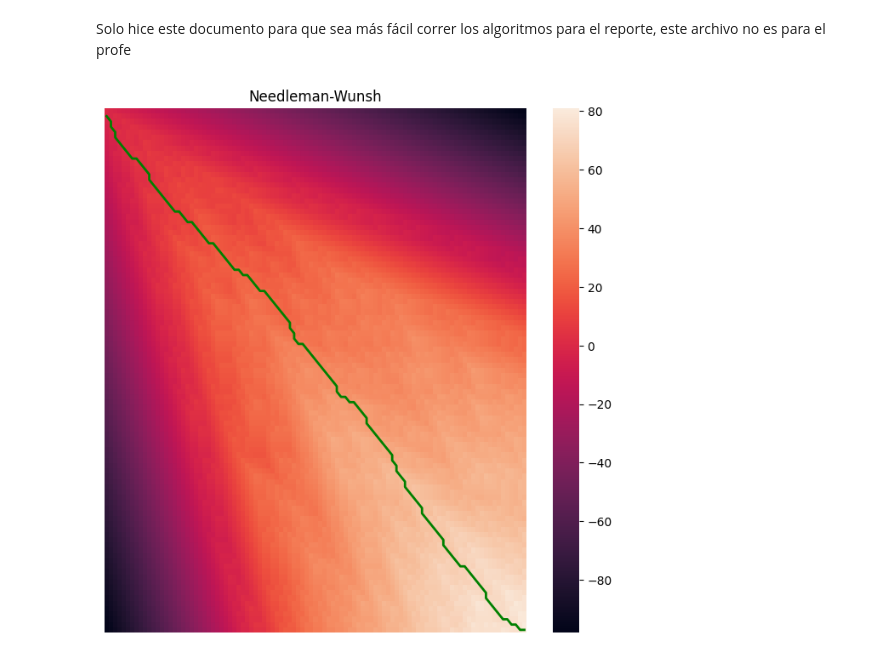
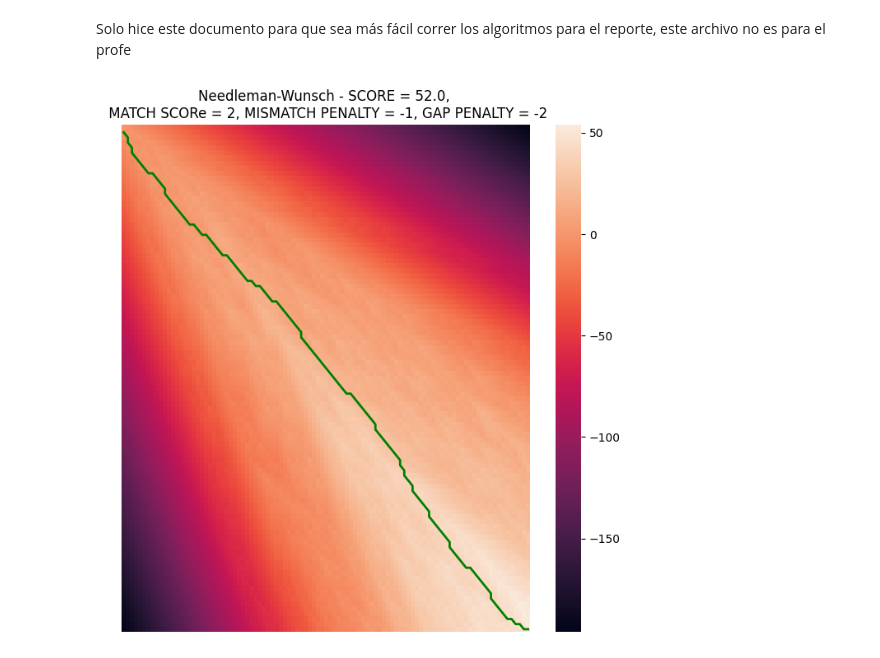
Before and after one commit to aiko-isnt-ded/dna_sequence_alignment, a Jupyter notebook: report_helper.ipynb, the cells around one changed output. Drawn from its saved outputs; the diff is of its cells as text; code cells hidden in the pictures.

```diff
--- a/report_helper.ipynb
+++ b/report_helper.ipynb
@@ -5,9 +5,9 @@ from alignment import needleman_wunsch
 # %%
 aligned_1 = needleman_wunsch("GACTTACGCGCCGTAGCACTTCTGTGATAGCTGCGAGGCGTATTGCTACTTGTACGAGATAGGGTCGACTTTTCGGAGTCGACAGACACTACGATACT",
                              "AGTATCGTAGTGTCTGTCGACTCCGAAAAGTCGACCCTATCTCGTACAAGTAGCAATACGCCTCGCAGCTATCACAGAAGTGCTACGGCGCGTAAGTC",
-                             2,-1,-1)
+                             2,-1,-2)
 # %% [output]
-[figure, old version]
+[figure, new version]
 # %%
 print(f"Aligned Sequence: {aligned_1[1]}")
 print(f"Aligned Sequence: {aligned_1[2]}")
```
Also changed, not shown: parts of 4 cells of this notebook, 13 other files.
